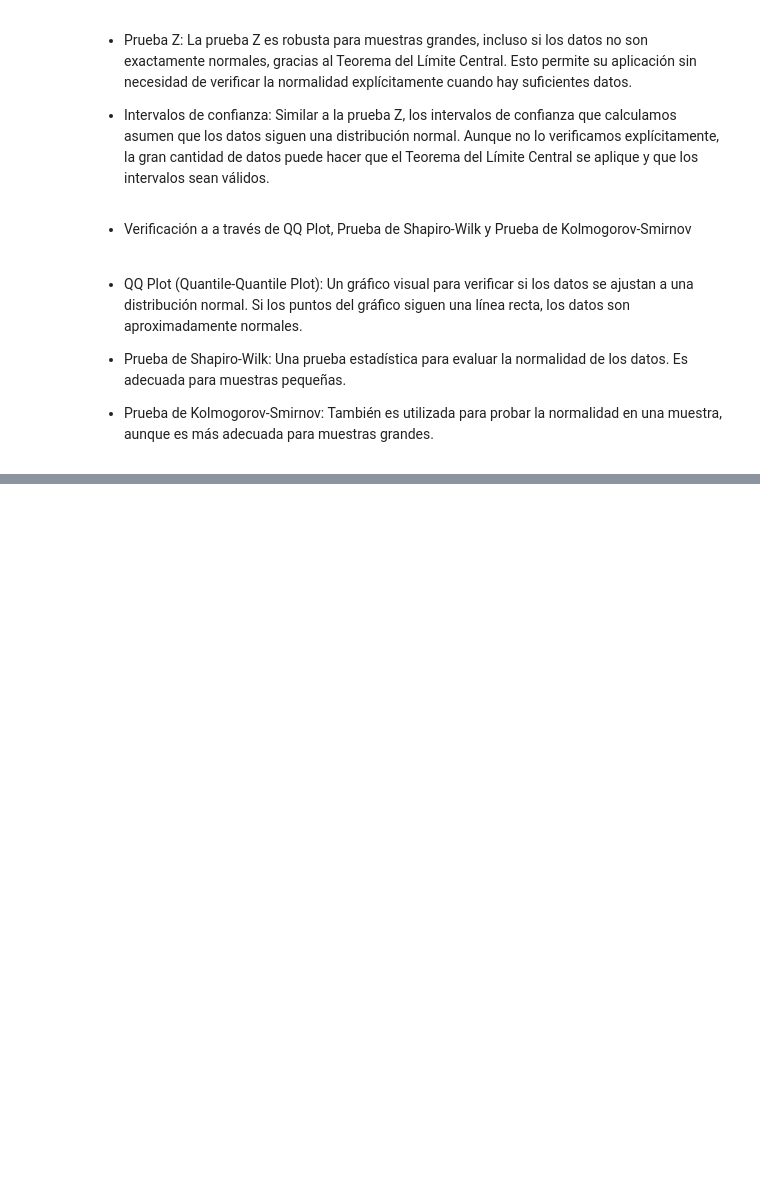
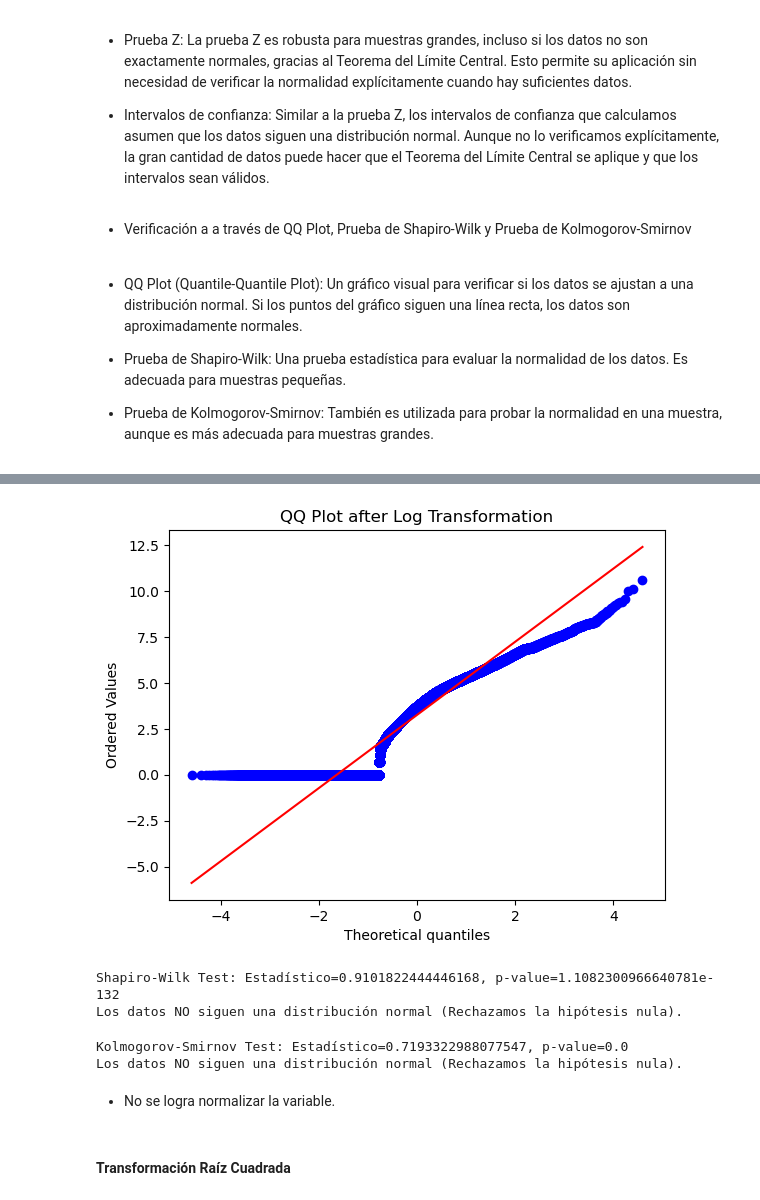
Before and after one commit to adrianlardies/vanguard-ab-test, a Jupyter notebook: main.ipynb, the cells around one changed output, grey strips where cells are left out. Cells and saved outputs as stored; diff of their text form; code cells hidden in the pictures; blank space fills up the shorter version.

```diff
--- a/main.ipynb
+++ b/main.ipynb
@@ -2332,0 +2460,6 @@ Shapiro-Wilk test: Estadístico=0.4068473885021423, p-valor=7.670820254562376e-1
+# %%
+# Asegurarse de que no haya valores negativos o cero antes de aplicar la transformación logarítmica
+df_pt['log_total_time_in_step'] = np.log1p(df_pt['total_time_in_step'])  # log1p es log(1 + x) para evitar log(0)
+
+# Ver los primeros valores transformados
+df_pt[['total_time_in_step', 'log_total_time_in_step']].head()
@@ -2332,0 +2473,35 @@ Shapiro-Wilk test: Estadístico=0.4068473885021423, p-valor=7.670820254562376e-1
+# %%
+# QQ Plot para ver si sigue una distribución normal después de la transformación logarítmica
+stats.probplot(df_pt['log_total_time_in_step'], dist="norm", plot=plt)
+plt.title('QQ Plot after Log Transformation')
+plt.show()
+# %% [output]
+[figure, added]
+# %%
+# Prueba de Shapiro-Wilk
+shapiro_stat, shapiro_p_value = stats.shapiro(df_pt['log_total_time_in_step'])
+print(f"Shapiro-Wilk Test: Estadístico={shapiro_stat}, p-value={shapiro_p_value}")
+
+if shapiro_p_value < 0.05:
+    print("Los datos NO siguen una distribución normal (Rechazamos la hipótesis nula).")
+else:
+    print("Los datos siguen una distribución normal (No rechazamos la hipótesis nula).")
+# %% [output]
+Shapiro-Wilk Test: Estadístico=0.9101822444446168, p-value=1.1082300966640781e-132
+Los datos NO siguen una distribución normal (Rechazamos la hipótesis nula).
+# %%
+# Prueba de Kolmogorov-Smirnov
+ks_stat, ks_p_value = stats.kstest(df_pt['log_total_time_in_step'], 'norm')
+print(f"Kolmogorov-Smirnov Test: Estadístico={ks_stat}, p-value={ks_p_value}")
+
+if ks_p_value < 0.05:
+    print("Los datos NO siguen una distribución normal (Rechazamos la hipótesis nula).")
+else:
+    print("Los datos siguen una distribución normal (No rechazamos la hipótesis nula).")
+# %% [output]
+Kolmogorov-Smirnov Test: Estadístico=0.7193322988077547, p-value=0.0
+Los datos NO siguen una distribución normal (Rechazamos la hipótesis nula).
+# %% [markdown]
+- No se logra normalizar la variable.
+# %% [markdown]
+#### Transformación Raíz Cuadrada
```
Also changed, not shown: parts of 29 cells of this notebook.
